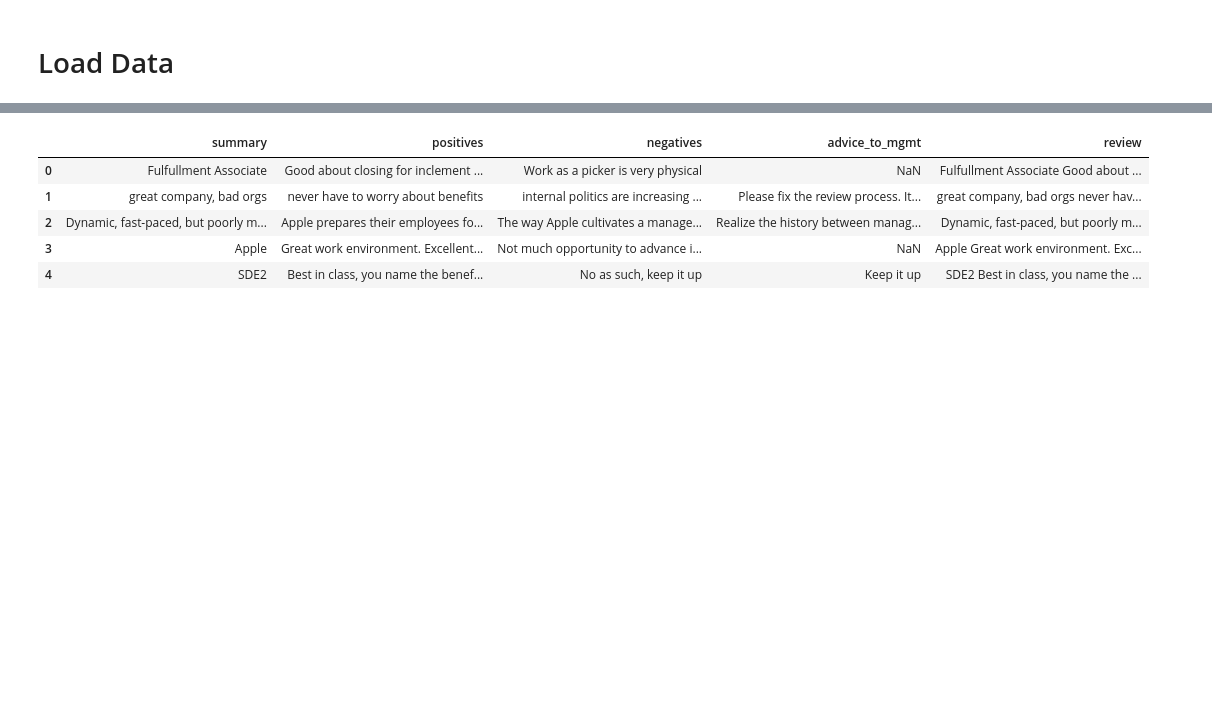
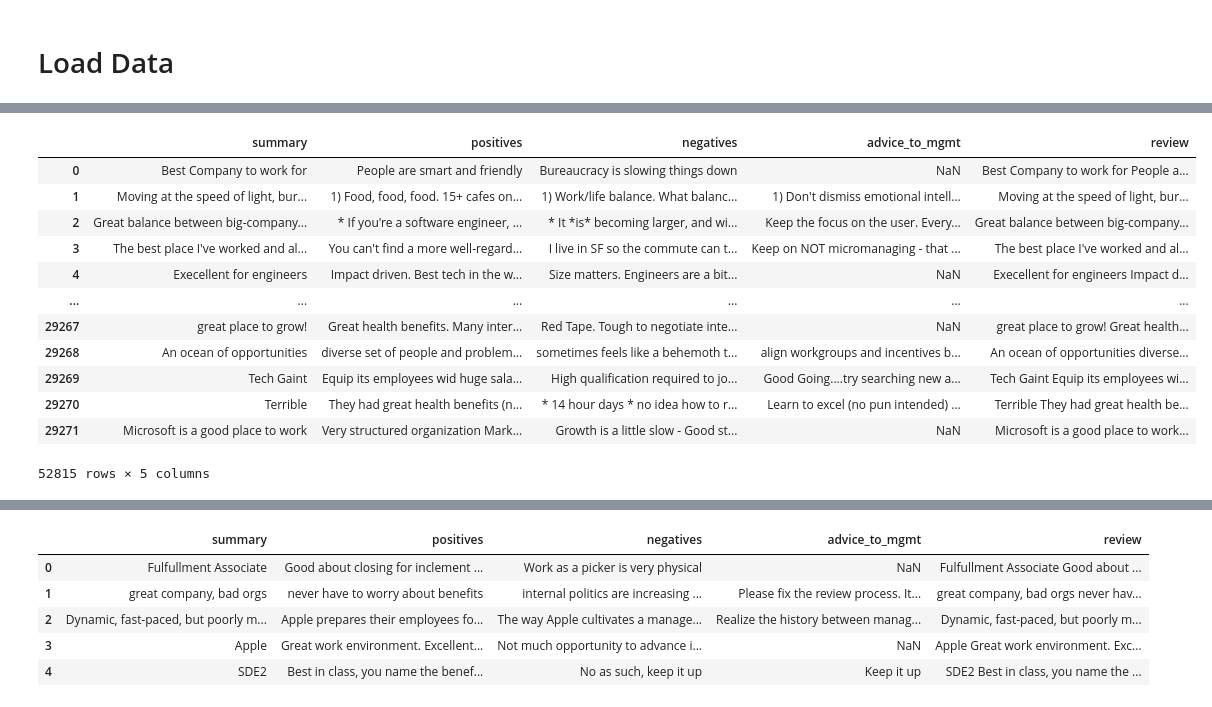
Before and after one commit to theresa-sporn/WorkforceSentimentMonitoring, a Jupyter notebook: notebooks/yunxi_2Classes.ipynb, the cells around one changed output, grey strips where cells are left out. Drawn from its saved outputs; the diff is of its cells as text; code cells hidden in the pictures; blank space fills up the shorter version.

```diff
--- a/notebooks/yunxi_2Classes.ipynb
+++ b/notebooks/yunxi_2Classes.ipynb
@@ -10,0 +46,17 @@ from WorkforceSentimentMonitoring.data import get_data, merge, holdout, get_prep
+# %%
+features = df[FEATURE_COLS]
+features
+# %% [output]
+|  | summary | positives | negatives | advice_to_mgmt | review |
+| 0 | Best Company to work for | People are smart and friendly | Bureaucracy is slowing things down | NaN | Best Company to work for People a... |
+| 1 | Moving at the speed of light, bur... | 1) Food, food, food. 15+ cafes on... | 1) Work/life balance. What balanc... | 1) Don't dismiss emotional intell... | Moving at the speed of light, bur... |
+| 2 | Great balance between big-company... | * If you're a software engineer, ... | * It *is* becoming larger, and wi... | Keep the focus on the user. Every... | Great balance between big-company... |
+| 3 | The best place I've worked and al... | You can't find a more well-regard... | I live in SF so the commute can t... | Keep on NOT micromanaging - that ... | The best place I've worked and al... |
+| 4 | Execellent for engineers | Impact driven. Best tech in the w... | Size matters. Engineers are a bit... | NaN | Execellent for engineers Impact d... |
+| ... | ... | ... | ... | ... | ... |
+| 29267 | great place to grow! | Great health benefits. Many inter... | Red Tape. Tough to negotiate inte... | NaN | great place to grow! Great health... |
+| 29268 | An ocean of opportunities | diverse set of people and problem... | sometimes feels like a behemoth t... | align workgroups and incentives b... | An ocean of opportunities diverse... |
+| 29269 | Tech Gaint | Equip its employees wid huge sala... | High qualification required to jo... | Good Going....try searching new a... | Tech Gaint Equip its employees wi... |
+| 29270 | Terrible | They had great health benefits (n... | * 14 hour days * no idea how to r... | Learn to excel (no pun intended) ... | Terrible They had great health be... |
+| 29271 | Microsoft is a good place to work | Very structured organization Mark... | Growth is a little slow - Good st... | NaN | Microsoft is a good place to work... |
+52815 rows × 5 columns
```
Also changed, not shown: parts of 15 cells of this notebook, 2 other files.
